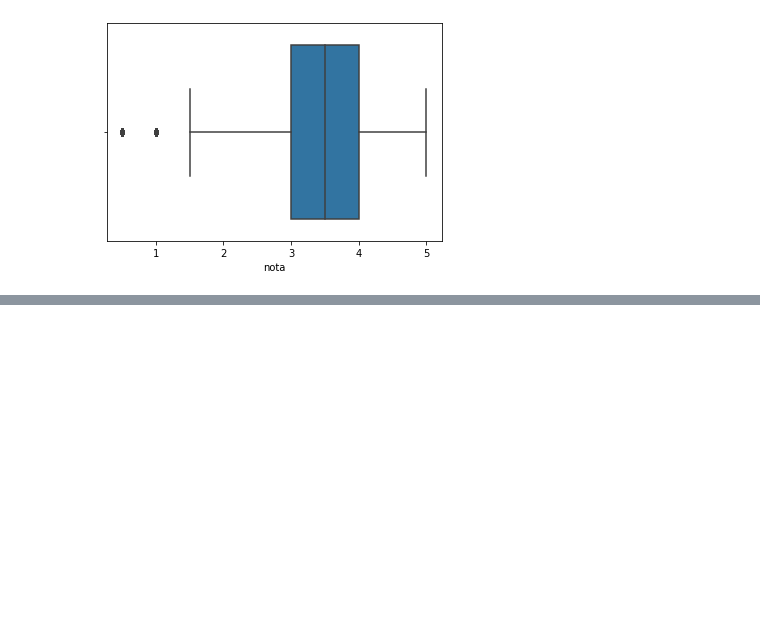
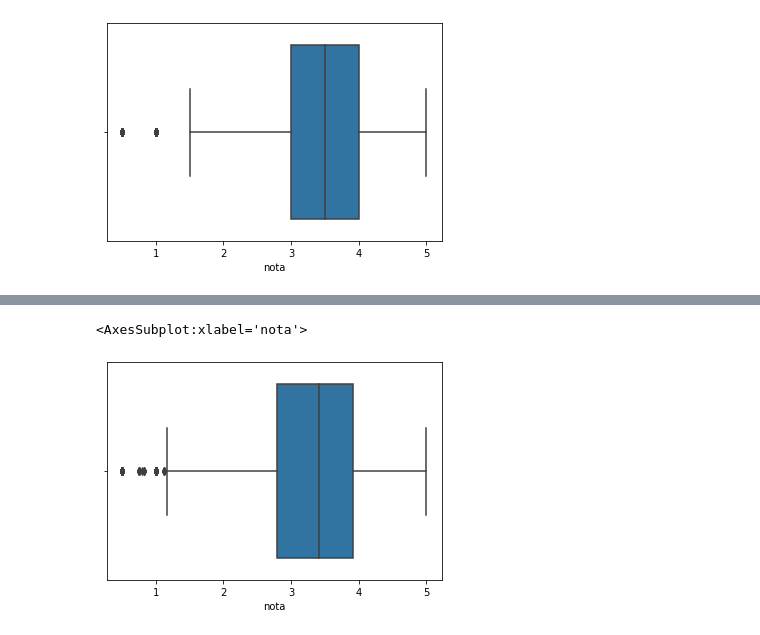
Before and after one commit to caiobarretta/Alura, a Jupyter notebook: Data Science/Formação Data Science/Data Science Primeiros passos/Introdução à Data Science.ipynb, the cells around one changed output, grey strips where cells are left out. Cells and saved outputs as stored; diff of their text form; code cells hidden in the pictures; blank space fills up the shorter version.

```diff
--- a/Data Science/Formação Data Science/Data Science Primeiros passos/Introdução à Data Science.ipynb
+++ b/Data Science/Formação Data Science/Data Science Primeiros passos/Introdução à Data Science.ipynb
@@ -82,0 +133,5 @@ sns.boxplot(notas.nota)
+# %%
+sns.boxplot(media_por_filme)
+# %% [output]
+<AxesSubplot:xlabel='nota'>
+[figure, added]
```
Also changed, not shown: parts of 13 cells of this notebook.
